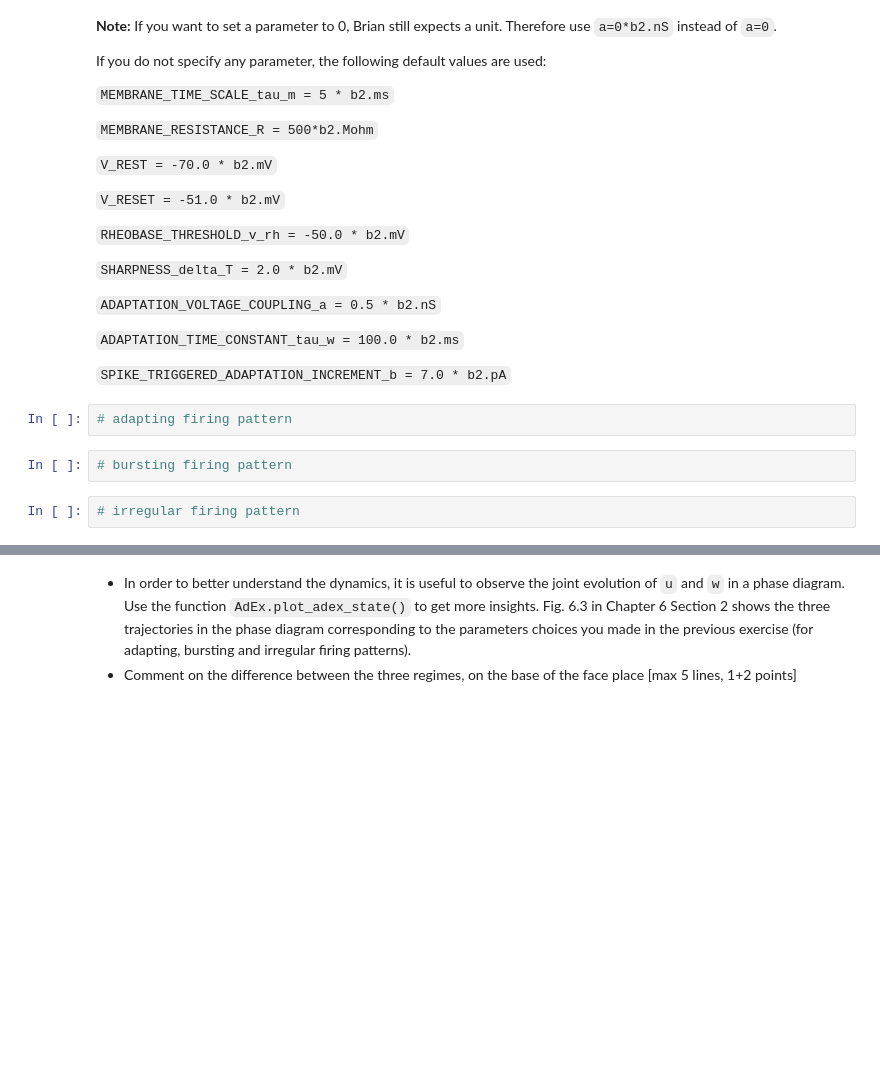
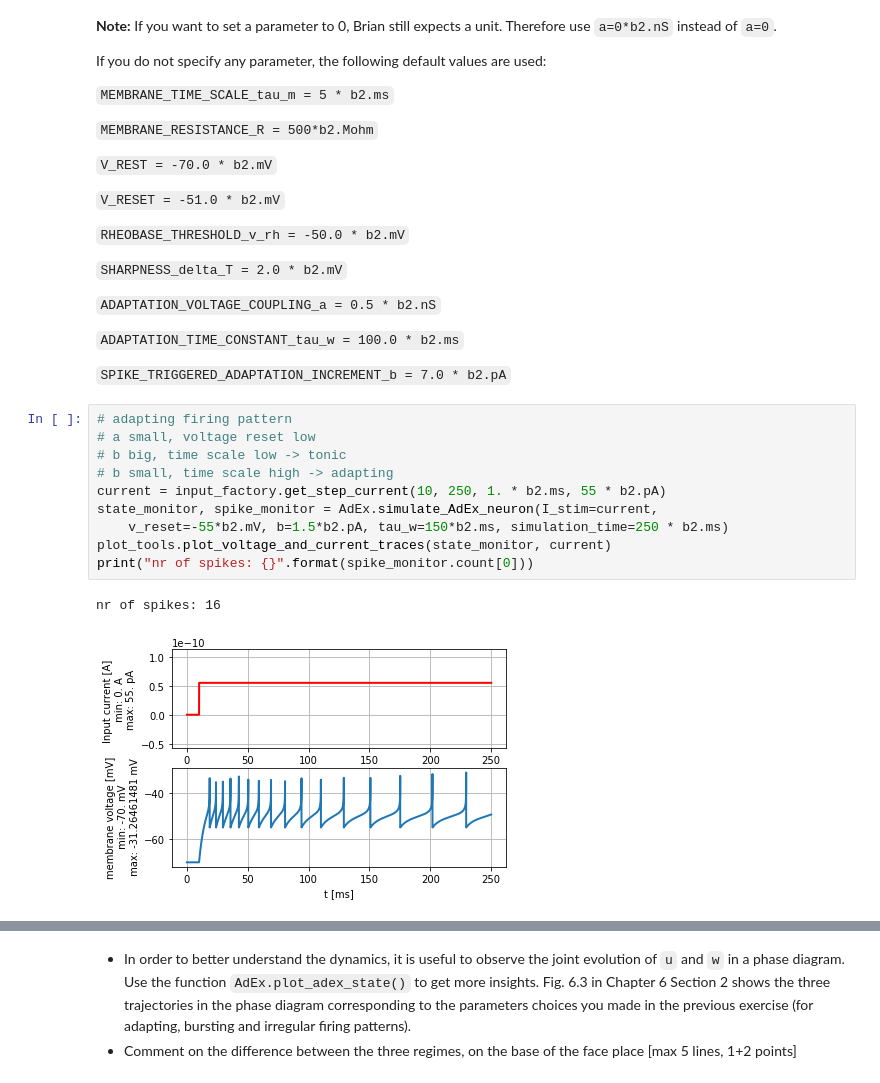
Before and after one commit to marcoabrate/biologicalmodelingofnn, a Jupyter notebook: project1/Ex1_firstName_lastName_000.ipynb, the cells around one changed output, grey strips where cells are left out. Cells and saved outputs as stored; diff of their text form; blank space fills up the shorter version.

```diff
--- a/project1/Ex1_firstName_lastName_000.ipynb
+++ b/project1/Ex1_firstName_lastName_000.ipynb
@@ -262,9 +274,16 @@ If you do not specify any parameter, the following default values are used:
 `ADAPTATION_TIME_CONSTANT_tau_w = 100.0 * b2.ms`
 
 `SPIKE_TRIGGERED_ADAPTATION_INCREMENT_b = 7.0 * b2.pA`
-# %%
-# adapting firing pattern
-# %%
-# bursting firing pattern
-# %%
-# irregular firing pattern
+# %%
+# adapting firing pattern
+# a small, voltage reset low
+# b big, time scale low -> tonic
+# b small, time scale high -> adapting
+current = input_factory.get_step_current(10, 250, 1. * b2.ms, 55 * b2.pA)
+state_monitor, spike_monitor = AdEx.simulate_AdEx_neuron(I_stim=current,
+    v_reset=-55*b2.mV, b=1.5*b2.pA, tau_w=150*b2.ms, simulation_time=250 * b2.ms)
+plot_tools.plot_voltage_and_current_traces(state_monitor, current)
+print("nr of spikes: {}".format(spike_monitor.count[0]))
+# %% [output]
+nr of spikes: 16
+[figure, added]
```
Also changed, not shown: parts of 26 cells of this notebook.
